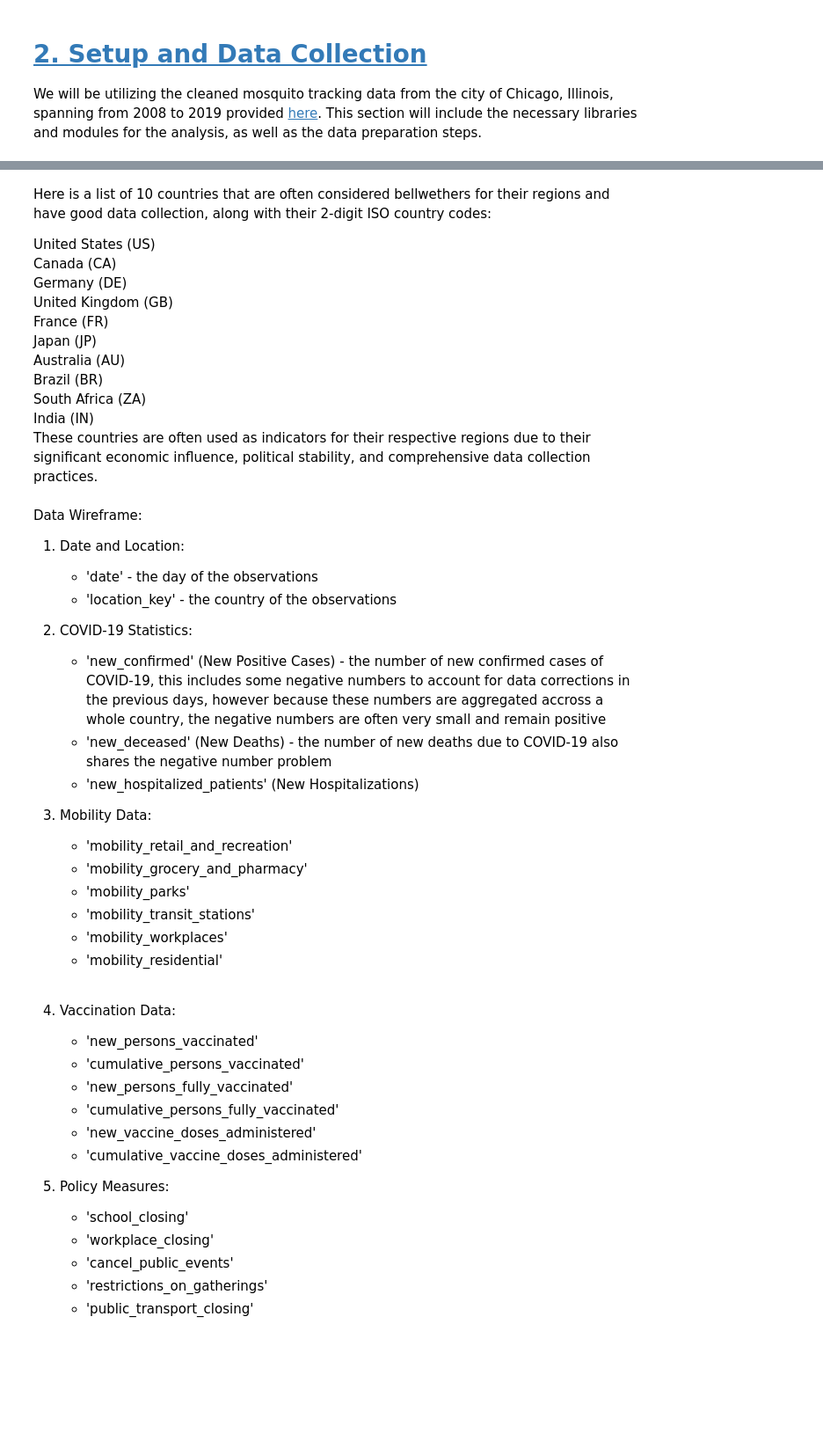
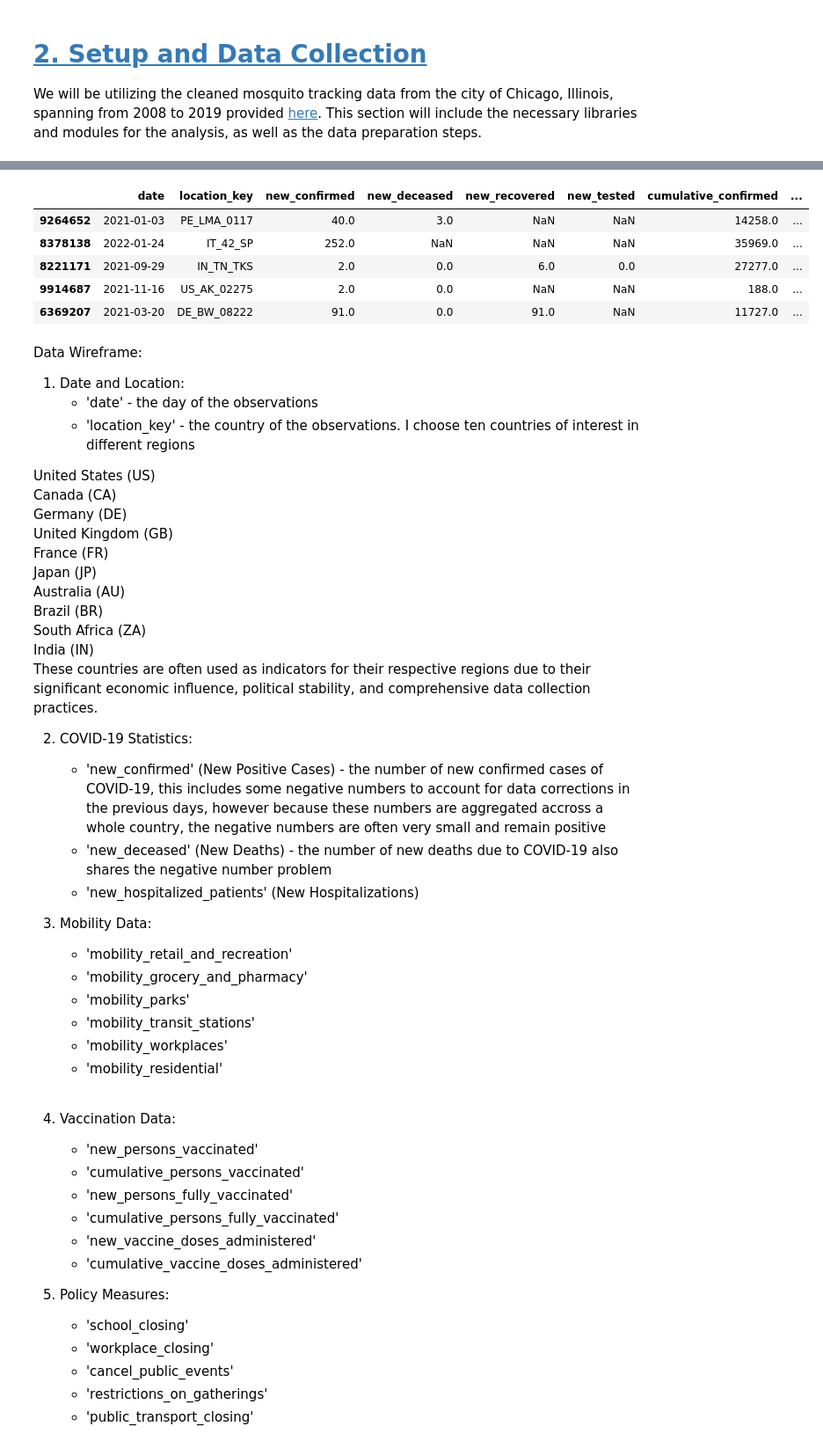
Before and after one commit to scelarek/CovidCast, a Jupyter notebook: Capstone/Jupyter Template.ipynb, the cells around one changed output, grey strips where cells are left out. Shown at 88% size. Cells and saved outputs as stored; diff of their text form; code cells hidden in the pictures; blank space fills up the shorter version.

```diff
--- a/Capstone/Jupyter Template.ipynb
+++ b/Capstone/Jupyter Template.ipynb
@@ -27,8 +32,38 @@ import datetime as dt
 import re
 from functools import reduce
 
+from collections import defaultdict
+from datetime import timedelta
+from dateutil.relativedelta import relativedelta
+import functools
+from IPython.display import display, Markdown
+import math
+import os
+from pprint import pprint
+import matplotlib.pyplot as plt
+import matplotlib.cm as cm
+from matplotlib.ticker import ScalarFormatter
+%matplotlib inline
+import dask.dataframe as dd
+pd.plotting.register_matplotlib_converters()
+import scipy as sci
+from sklearn.feature_extraction.text import TfidfVectorizer
+from sklearn.cluster import KMeans
+import sympy as sym
+
 # initialize styling params
-plt.rcParams['figure.figsize'] = (8.0, 6.0) #setting figure size
+# Ramdam
+
+np.random.seed(123)
+os.environ["PYTHONHASHSEED"] = "123"
+# Matplotlib
+plt.style.use("seaborn-ticks")
+plt.rcParams["xtick.direction"] = "in"
+plt.rcParams["ytick.direction"] = "in"
+plt.rcParams["font.size"] = 11.0
+plt.rcParams["figure.figsize"] = (9, 6)
+# Pandas
+pd.set_option("display.max_colwidth", 1000)
 
 # Load the data
 
@@ -104,25 +160,30 @@ epid_df.head()
-# %% [markdown]
-
-
-Here is a list of 10 countries that are often considered bellwethers for their regions and have good data collection, along with their 2-digit ISO country codes:
-
-United States (US)
-Canada (CA)
-Germany (DE)
-United Kingdom (GB)
-France (FR)
-Japan (JP)
-Australia (AU)
-Brazil (BR)
-South Africa (ZA)
-India (IN)
-These countries are often used as indicators for their respective regions due to their significant economic influence, political stability, and comprehensive data collection practices.
+# %%
+epid_df.sample(5)
+# %% [output]
+|  | date | location_key | new_confirmed | new_deceased | new_recovered | new_tested | cumulative_confirmed | ... |
+| 9264652 | 2021-01-03 | PE_LMA_0117 | 40.0 | 3.0 | NaN | NaN | 14258.0 | ... |
+| 8378138 | 2022-01-24 | IT_42_SP | 252.0 | NaN | NaN | NaN | 35969.0 | ... |
+| 8221171 | 2021-09-29 | IN_TN_TKS | 2.0 | 0.0 | 6.0 | 0.0 | 27277.0 | ... |
+| 9914687 | 2021-11-16 | US_AK_02275 | 2.0 | 0.0 | NaN | NaN | 188.0 | ... |
+| 6369207 | 2021-03-20 | DE_BW_08222 | 91.0 | 0.0 | 91.0 | NaN | 11727.0 | ... |
 # %% [markdown]
 Data Wireframe:
 
 1. Date and Location:
     - 'date' - the day of the observations
-    - 'location_key' - the country of the observations
+    - 'location_key' - the country of the observations. I choose ten countries of interest in different regions
+
+United States (US)
+Canada (CA)
+Germany (DE)
+United Kingdom (GB)
+France (FR)
+Japan (JP)
+Australia (AU)
+Brazil (BR)
+South Africa (ZA)
+India (IN)
+These countries are often used as indicators for their respective regions due to their significant economic influence, political stability, and comprehensive data collection practices.
 
 2. COVID-19 Statistics:
     - 'new_confirmed' (New Positive Cases) - the number of new confirmed cases of COVID-19, this includes some negative numbers to account for data corrections in the previous days, however because these numbers are aggregated accross a whole country, the negative numbers are often very small and remain positive
```
Also changed, not shown: parts of 11 cells of this notebook, 2 other files.
